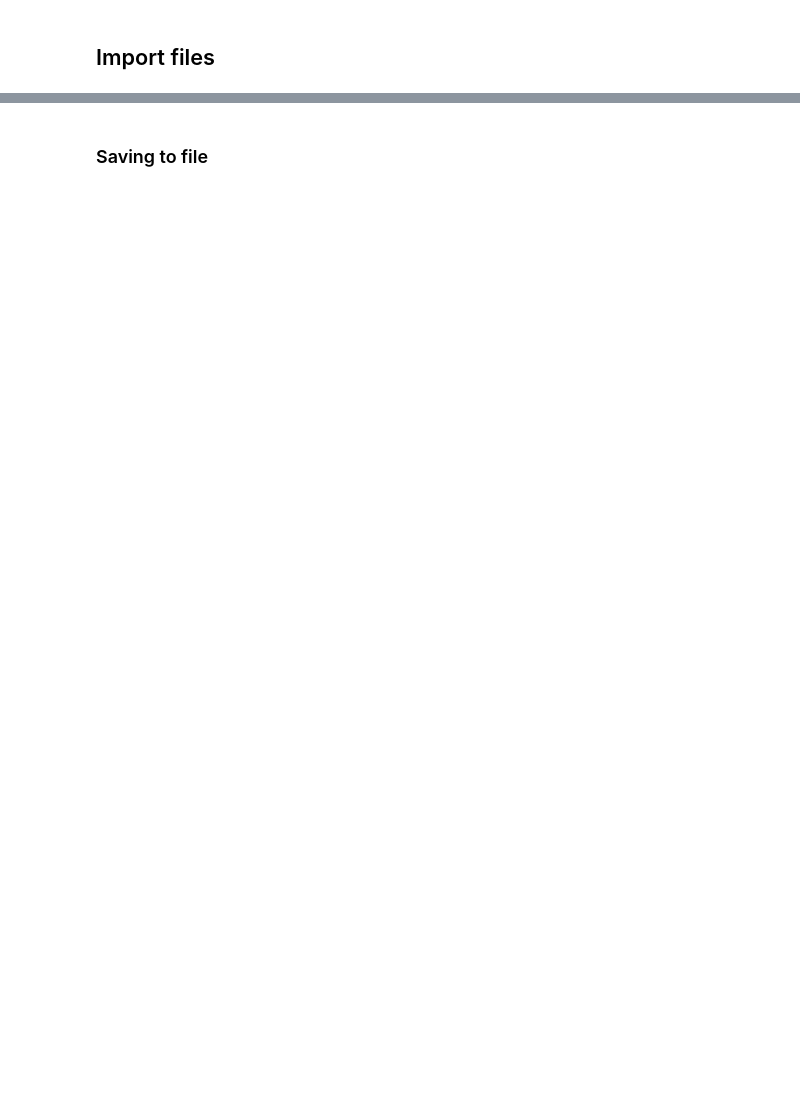
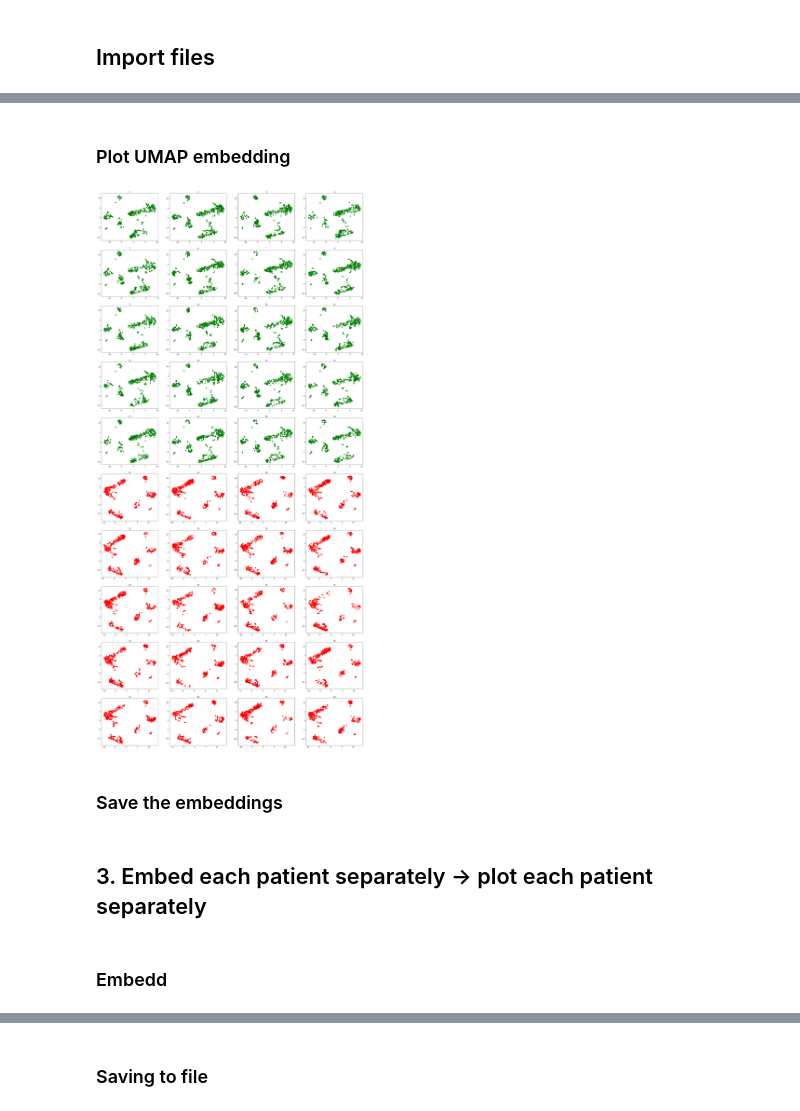
Before and after one commit to fromSA/masterShifu, a Jupyter notebook: Task 2 - Dimensionality Reduction.ipynb, the cells around one changed output, grey strips where cells are left out. Cells and saved outputs as stored; diff of their text form; code cells hidden in the pictures; blank space fills up the shorter version.

```diff
--- a/Task 2 - Dimensionality Reduction.ipynb
+++ b/Task 2 - Dimensionality Reduction.ipynb
@@ -136,0 +238,8 @@ KeyboardInterrupt:
+# %% [markdown]
+### Plot UMAP embedding
+# %%
+plot_each_patient(groupembedding_UMAP)
+# %% [output]
+[figure, added]
+# %% [markdown]
+### Save the embeddings
@@ -136,0 +249,4 @@ KeyboardInterrupt:
+# %% [markdown]
+## 3.  Embed each patient separately -> plot each patient separately
+# %% [markdown]
+### Embedd
```
Also changed, not shown: parts of 57 cells of this notebook.
